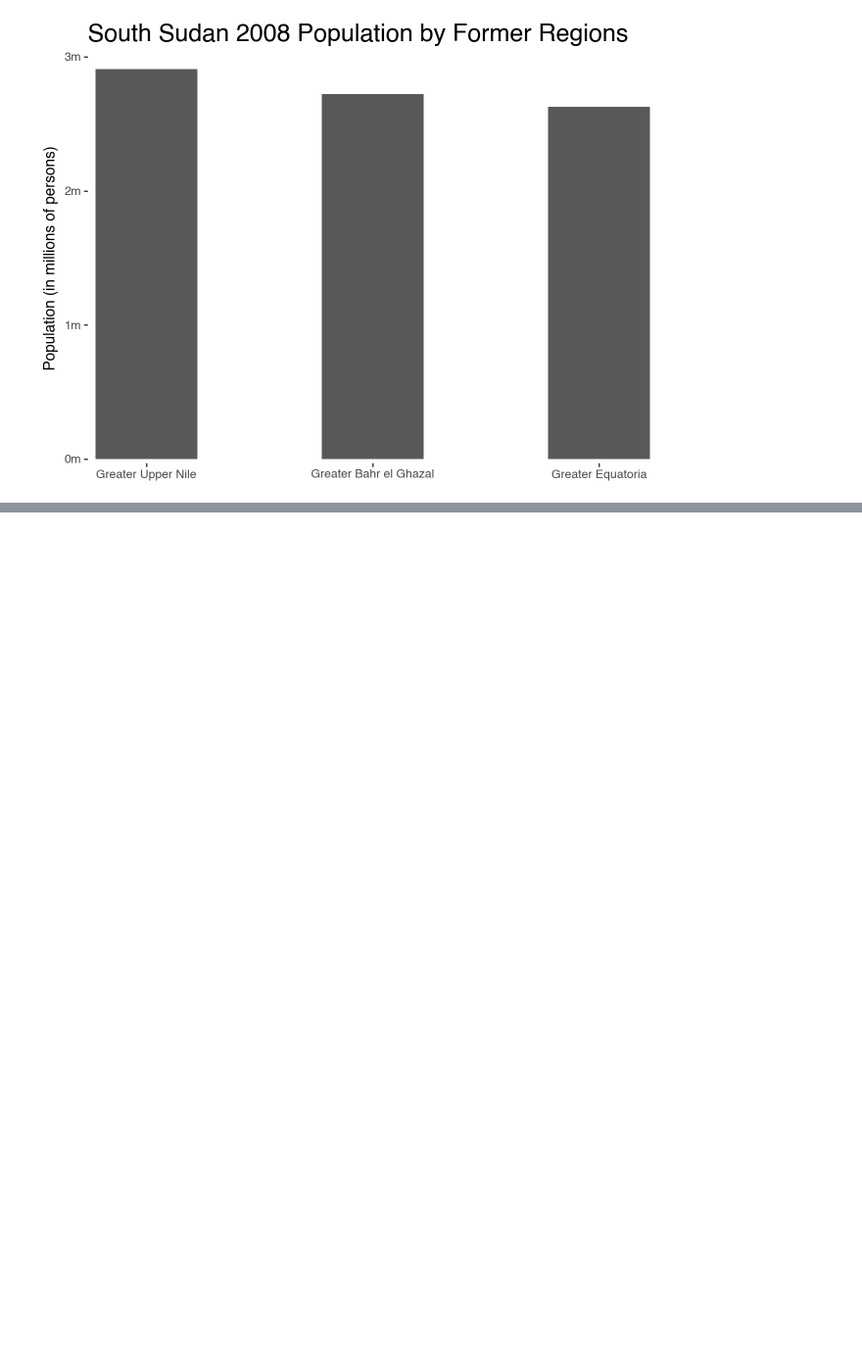
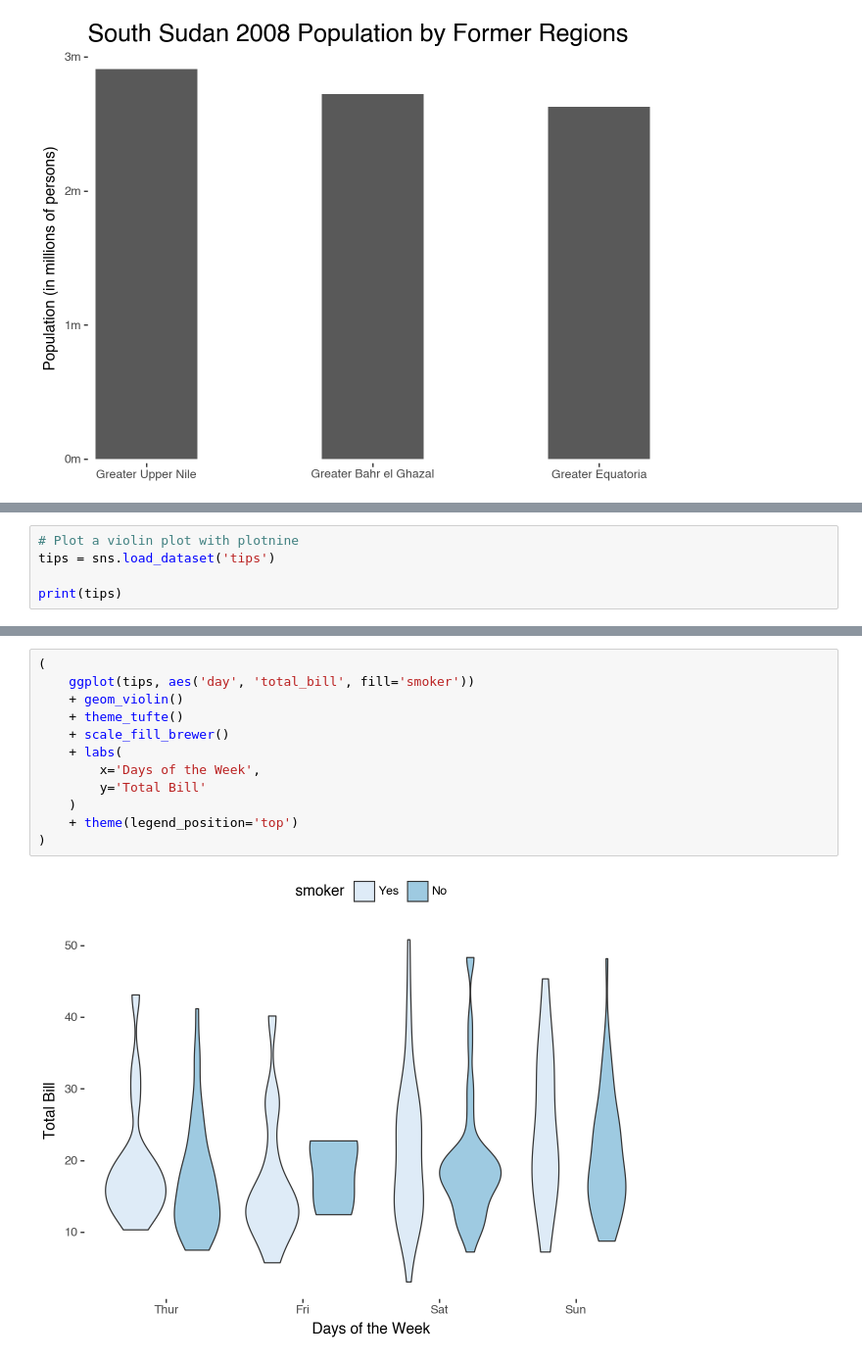
Before and after one commit to tongakuot/ggplot2-py, a Jupyter notebook: getting-started-in-plotnine.ipynb, the cells around one changed output, grey strips where cells are left out. Shown: that part at 98% size. Cells and saved outputs as stored; diff of their text form; blank space fills up the shorter version.

```diff
--- a/getting-started-in-plotnine.ipynb
+++ b/getting-started-in-plotnine.ipynb
@@ -203,0 +323,5 @@ regions = ['Greater Upper Nile', 'Greater Bahr el Ghazal', 'Greater Equatoria']
+# %%
+# Plot a violin plot with plotnine
+tips = sns.load_dataset('tips')
+
+print(tips)
@@ -203,0 +343,14 @@ regions = ['Greater Upper Nile', 'Greater Bahr el Ghazal', 'Greater Equatoria']
+# %%
+(
+    ggplot(tips, aes('day', 'total_bill', fill='smoker'))
+    + geom_violin()
+    + theme_tufte()
+    + scale_fill_brewer()
+    + labs(
+        x='Days of the Week',
+        y='Total Bill'
+    )
+    + theme(legend_position='top')
+)
+# %% [output]
+[figure, added]
```
Also changed, not shown: parts of 8 cells of this notebook, 4 other files.
